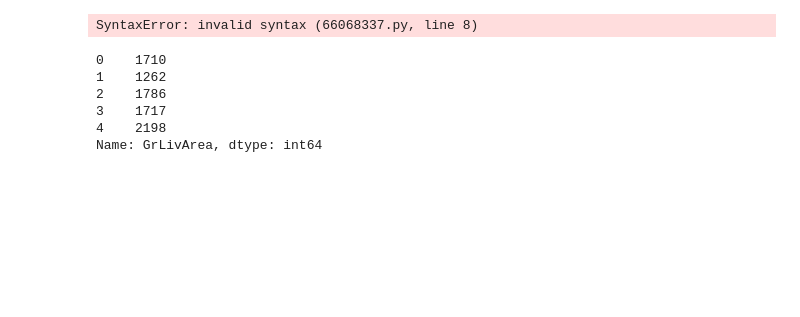
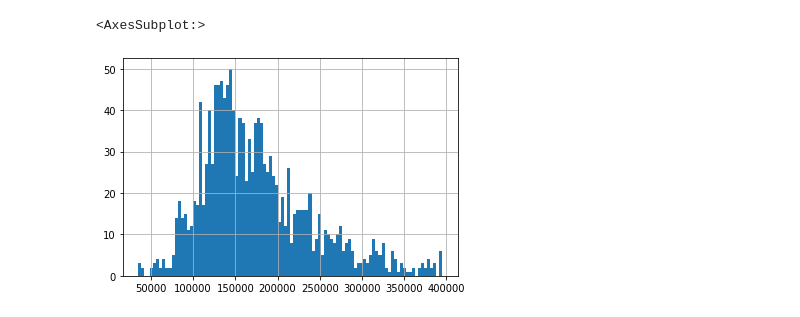
Before and after one commit to klncgty/House-Prices---Advanced-Regression-Techniques, a Jupyter notebook: h-p-p-2nd-prep.ipynb, the cells around one changed output. Saved outputs shown, nothing was run; the diff lists cells and outputs as text; code cells hidden in the pictures; blank space fills up the shorter version.

```diff
--- a/h-p-p-2nd-prep.ipynb
+++ b/h-p-p-2nd-prep.ipynb
@@ -46,0 +66,5 @@ for col in binary_cols:
+# %%
+df["SalePrice"].hist(bins=100)
+# %% [output]
+<AxesSubplot:>
+[figure, added]
@@ -47,12 +83,5 @@ for col in binary_cols:
 # %%
-### NEW FEATURES
-df["Floorcross_tersr"] = (df["2ndFlrSF"] + df["1stFlrSF"]) / df["1stFlrSF"]
-df["Total_Floor"] = df["1stFlrSF"] + df["2ndFlrSF"]
-df["_Floor_cross"] =df["1stFlrSF"] * (df["1stFlrSF"] + df["2ndFlrSF"])
-df["Zemin_Alan_Kullanımı"] = (df["GrLivArea"] + df["1stFlrSF"]*df["1stFlrSF"])/df["1stFlrSF"]
-df["Alana_düşen_Mutfak"] =  df["KitchenAbvGr"] / df["1stFlrSF"]
-df["bodrum_banyo_per"]  =  (df["BsmtFullBath"] + np.sqr(df["TotalBsmtSF"])/df["TotalBsmtSF"]
-df['mean_1stFlrSF_GrLivArea'] = df[['1stFlrSF', 'GrLivArea']].mean(axis=1)
+df["mean_1stFlrSF_GrLivArea"] = df[['1stFlrSF', 'GrLivArea']].mean(axis=1)
 df['std_1stFlrSF_GrLivArea'] = df[['1stFlrSF', 'GrLivArea']].std(axis=1)
 df['BsmtQual'].fillna('No_Basement', inplace=True)
 df['BsmtCond'].fillna('No_Basement', inplace=True)
@@ -67,17 +96,7 @@ df['GarageCond'].fillna('No_Garage', inplace=True)
 df['PoolQC'].fillna('No_Garage', inplace=True)
 df["sold_build"] = (df["YrSold"]/df["YearBuilt"])
 df["Lot_divide"] = (df["LotArea"] / df["LotFrontage"])
+df['GarageYrBlt'].fillna(df["GarageYrBlt"].median(), inplace=True)
-# %% [output]
-SyntaxError: invalid syntax (66068337.py, line 8)
-# %%
-df["GrLivArea"].head()
-# %% [output]
-0    1710
-1    1262
-2    1786
-3    1717
-4    2198
-Name: GrLivArea, dtype: int64
 # %%
 ### NEW VARIABLES
 
```
Also changed, not shown: parts of 26 cells of this notebook.
